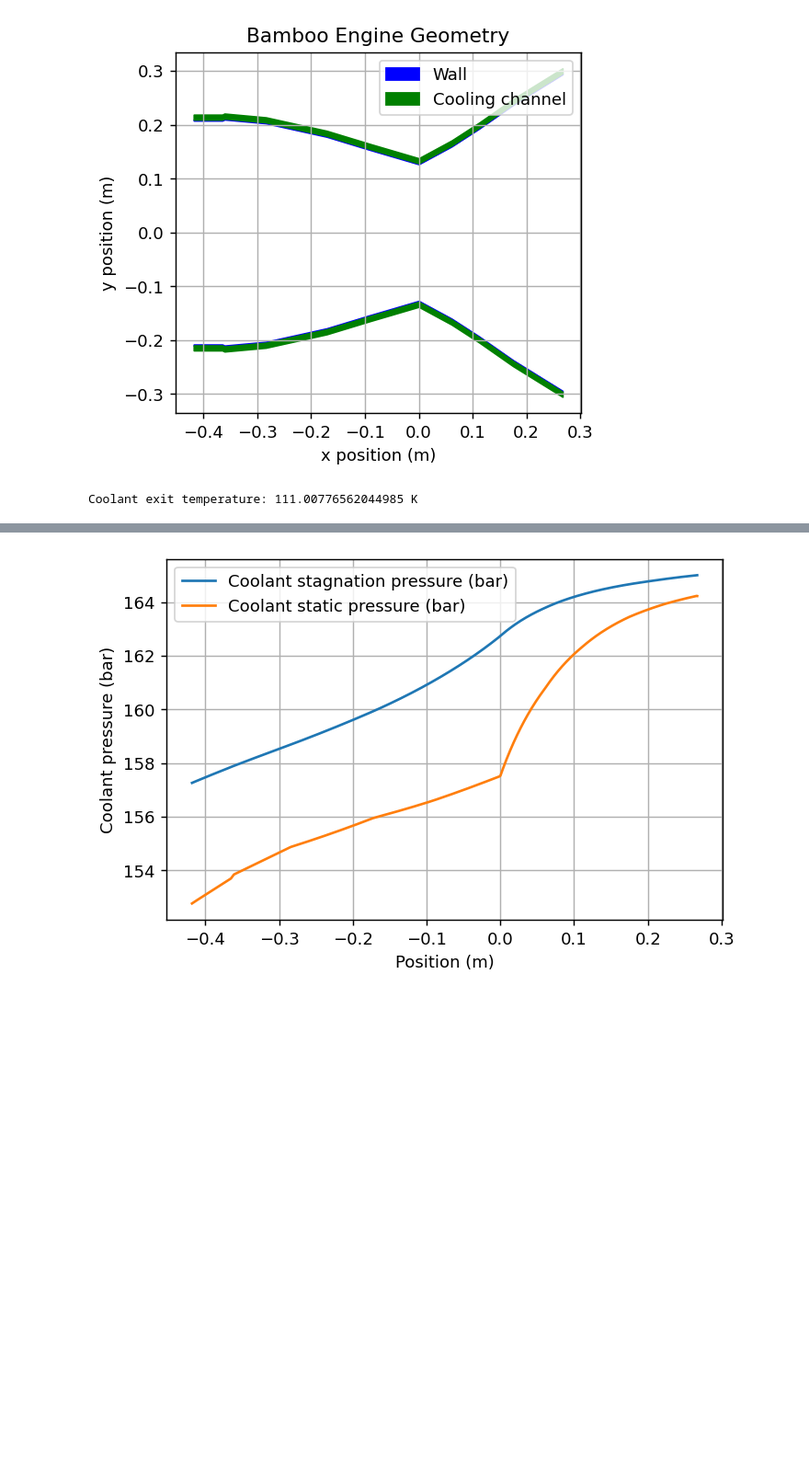
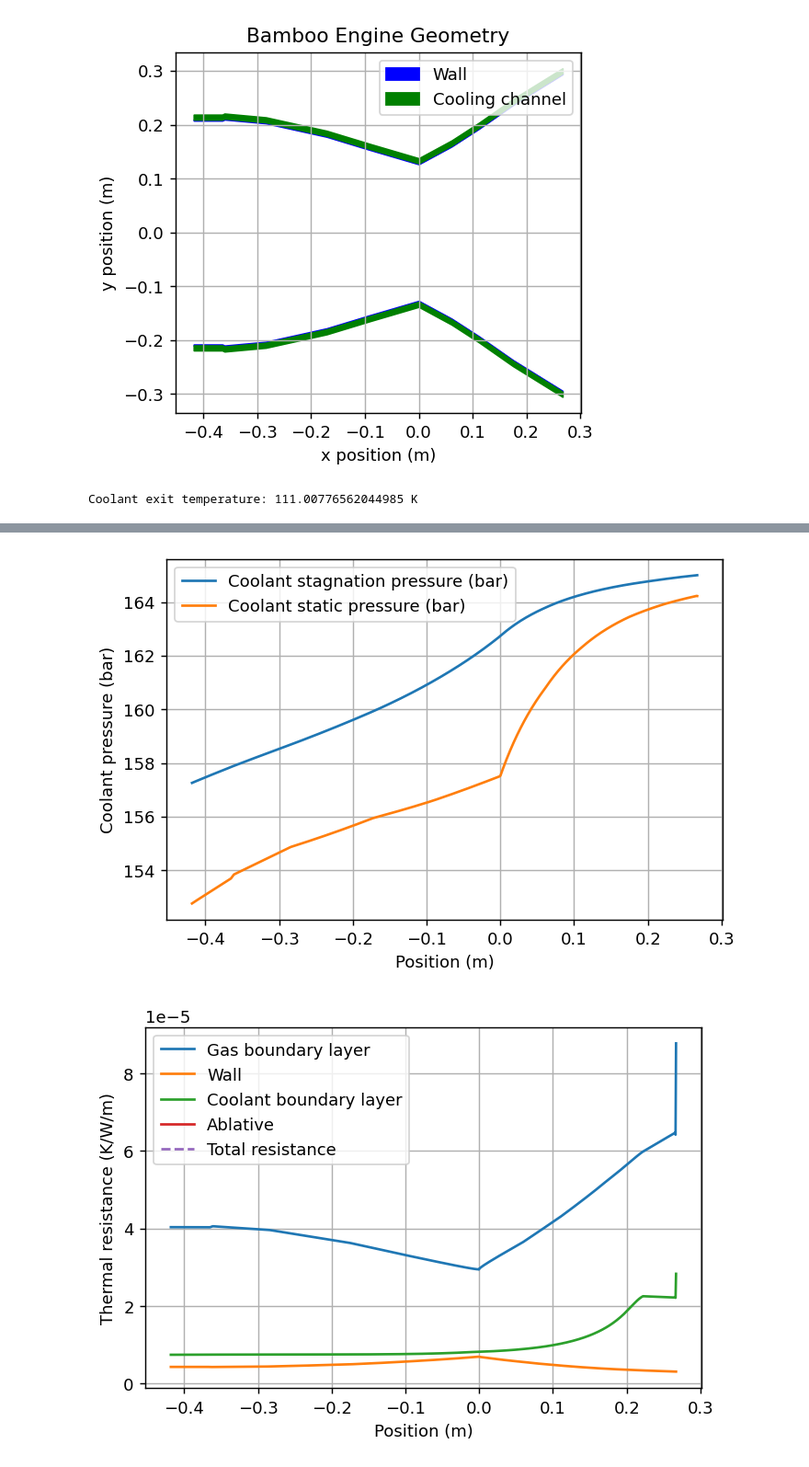
Before and after one commit to dug20/Bamboo-Investigations, a Jupyter notebook: Vulcain.ipynb, the cells around one changed output, grey strips where cells are left out. Shown at 92% size. Drawn from its saved outputs; the diff is of its cells as text; code cells hidden in the pictures; blank space fills up the shorter version.

Commit message:
Added thermal resistances

```diff
--- a/Vulcain.ipynb
+++ b/Vulcain.ipynb
@@ -257,19 +257,21 @@ bamboo_data = engine.steady_heating_analysis(to_json = False, h_gas_model = 'bar
 # %%
 #Show plots
 bam.plot.plot_temperatures(bamboo_data, show_gas = True, show_ablative = True)
 bam.plot.plot_temperatures(bamboo_data, show_gas = False, show_ablative = False)
 bam.plot.plot_qdot(bamboo_data)
 bam.plot.plot_jacket_pressure(bamboo_data)
+bam.plot.plot_resistances(bamboo_data)
 
 print(f"Coolant exit temperature: {bamboo_data['T_coolant'][-1]} K")
 
 plt.show()
 # %% [output]
 Coolant exit temperature: 111.00776562044985 K
 [figure]
 [figure]
 [figure]
 [figure]
+[figure, added]
 # %%
 #Convert heat transfer rates to per unit area - divide by the circumference
 q_per_area = np.zeros(len(bamboo_data['q_dot']))
```
Also changed, not shown: parts of 1 cell of this notebook.
